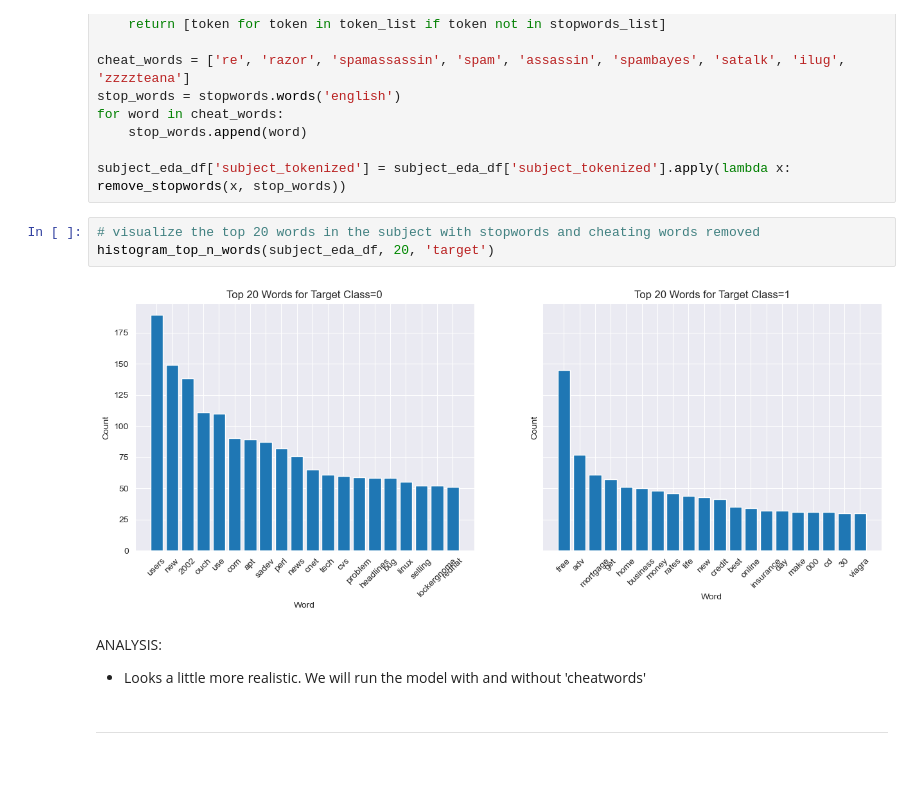
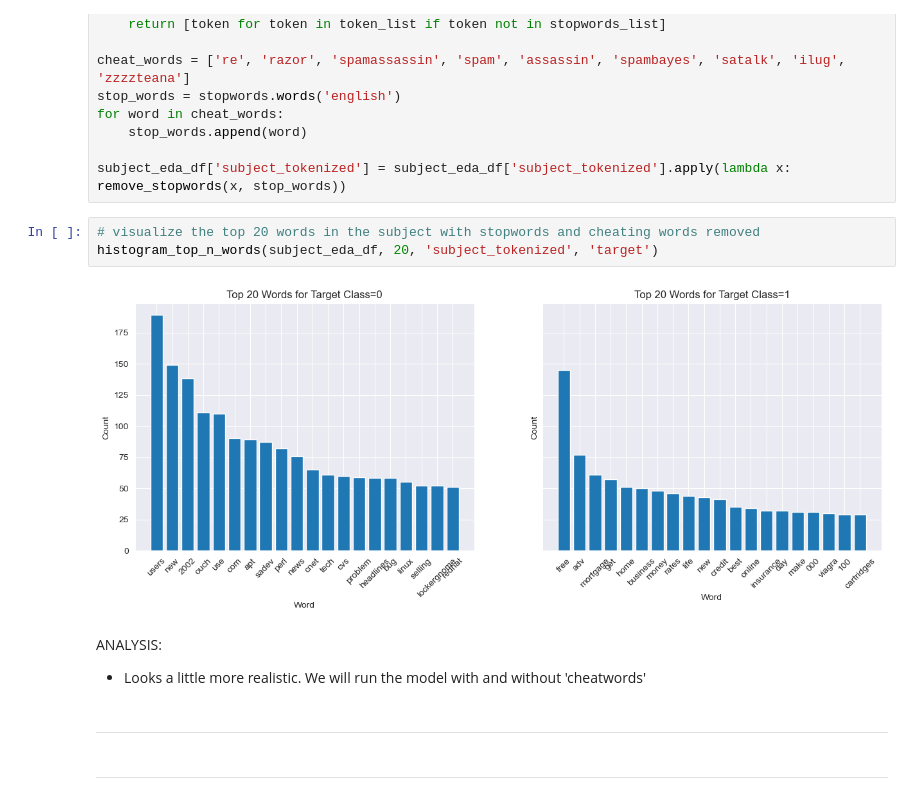
Before and after one commit to dman01337/HAM-vs-SPAM, a Jupyter notebook: Ham_vs_Spam.ipynb, the cells around one changed output. Drawn from its saved outputs; the diff is of its cells as text; blank space fills up the shorter version.

```diff
--- a/Ham_vs_Spam.ipynb
+++ b/Ham_vs_Spam.ipynb
@@ -478,12 +480,14 @@ for word in cheat_words:
 subject_eda_df['subject_tokenized'] = subject_eda_df['subject_tokenized'].apply(lambda x: remove_stopwords(x, stop_words))
 # %%
 # visualize the top 20 words in the subject with stopwords and cheating words removed
-histogram_top_n_words(subject_eda_df, 20, 'target')
+histogram_top_n_words(subject_eda_df, 20, 'subject_tokenized', 'target')
 # %% [output]
-[figure, old version]
+[figure, new version]
 # %% [markdown]
 ANALYSIS:
 - Looks a little more realistic. We will run the model with and without 'cheatwords'
+# %% [markdown]
+---
 # %% [markdown]
 ---
 # %% [markdown]
```
Also changed, not shown: parts of 90 cells of this notebook, 1 other file.
